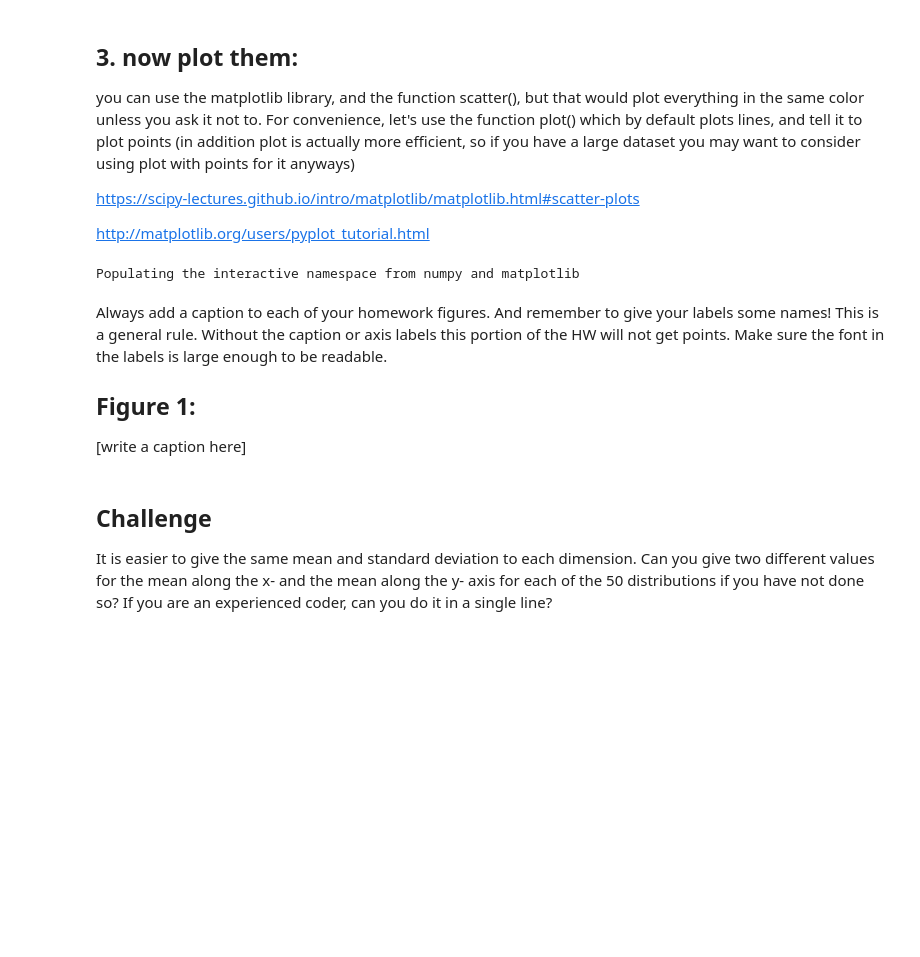
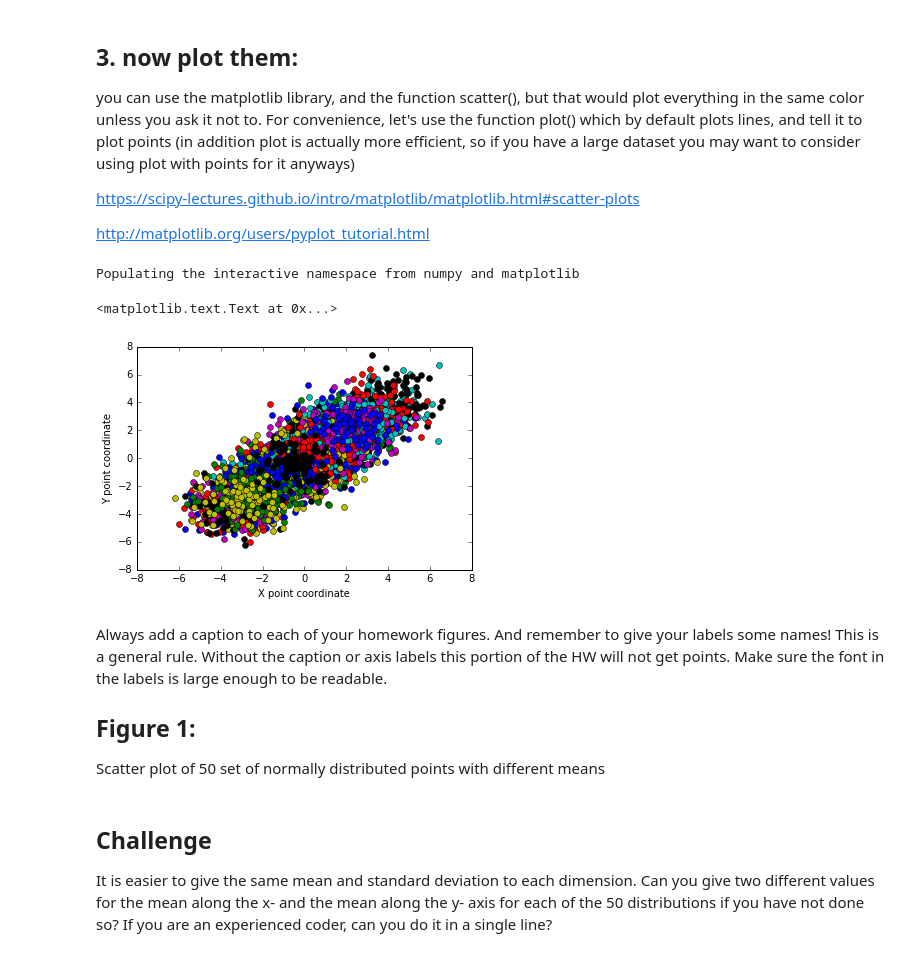
Before and after one commit to alephcero/PUI2016_fdg224, a Jupyter notebook: HW1_fdg224/HW1_3_fdg224.ipynb, the cells around one changed output. Drawn from its saved outputs; the diff is of its cells as text; code cells hidden in the pictures; blank space fills up the shorter version.

```diff
--- a/HW1_fdg224/HW1_3_fdg224.ipynb
+++ b/HW1_fdg224/HW1_3_fdg224.ipynb
@@ -62,7 +58,8 @@ You can do it in a for loop. The first line of code I included generates an arra
 # %%
 ReprRandAll = np.zeros((50, 2, 100))
 for i in range(50):
-    #code here...
+    arrayMean = 2 * np.random.randn()
+    ReprRandAll[i] = np.random.randn(2, 100) + arrayMean
 # %%
 # run this cell
 ReprRandAll.shape
@@ -79,21 +76,25 @@ http://matplotlib.org/users/pyplot_tutorial.html
 # %%
 import pylab as pl
 %pylab inline
 # the last line of code makes the plot show up within the notebook.
 # Always include it so that your homework notebooks are rendered and we can see
 # what you wanted your results to be.
+for i in range(50):
+    plt.plot(ReprRandAll[i][0],ReprRandAll[i][1],'o')
 
-# code here
+plt.xlabel('X point coordinate')
+plt.ylabel('Y point coordinate')
 # %% [output]
 Populating the interactive namespace from numpy and matplotlib
+<matplotlib.text.Text at 0x...>
+[figure, added]
 # %% [markdown]
 Always add a caption to each of your homework figures.
 And remember to give your labels some names!
 This is a general rule. Without the caption or axis labels this portion of the HW will not get points. Make sure the font in the labels is large enough to be readable.
 
 ## Figure 1:
-
-[write a caption here]
+Scatter plot of 50 set of normally distributed points with different means
 # %% [markdown]
 ## Challenge
 
```
Also changed, not shown: parts of 8 cells of this notebook.
